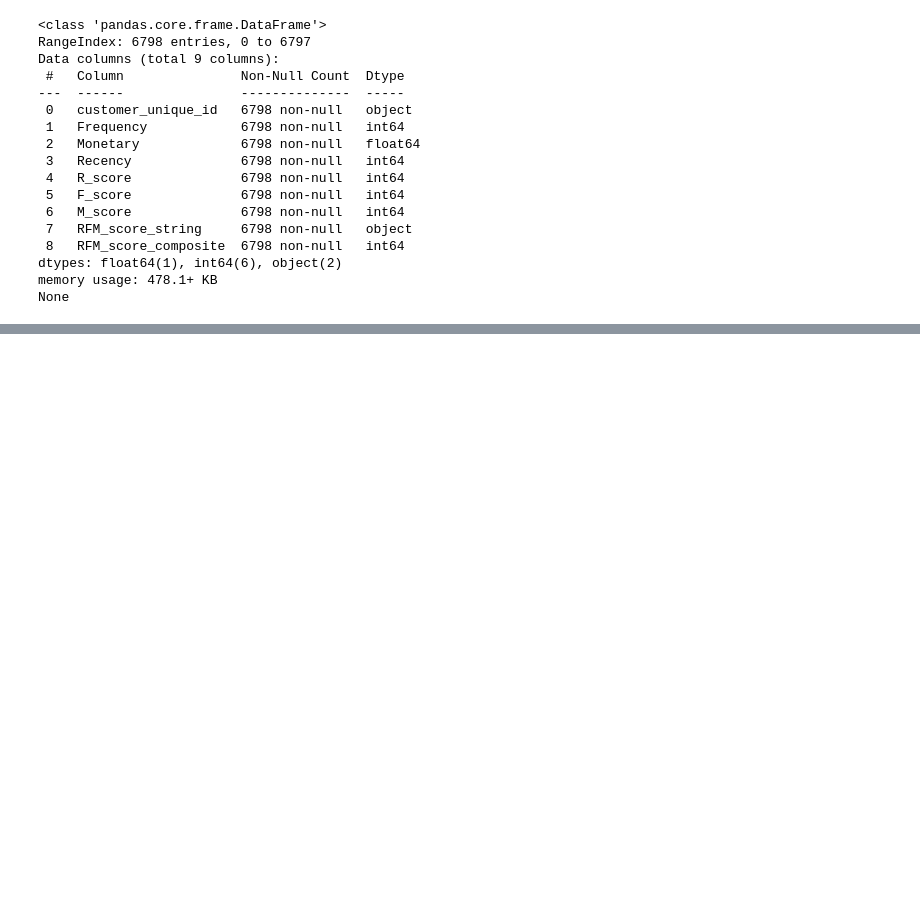
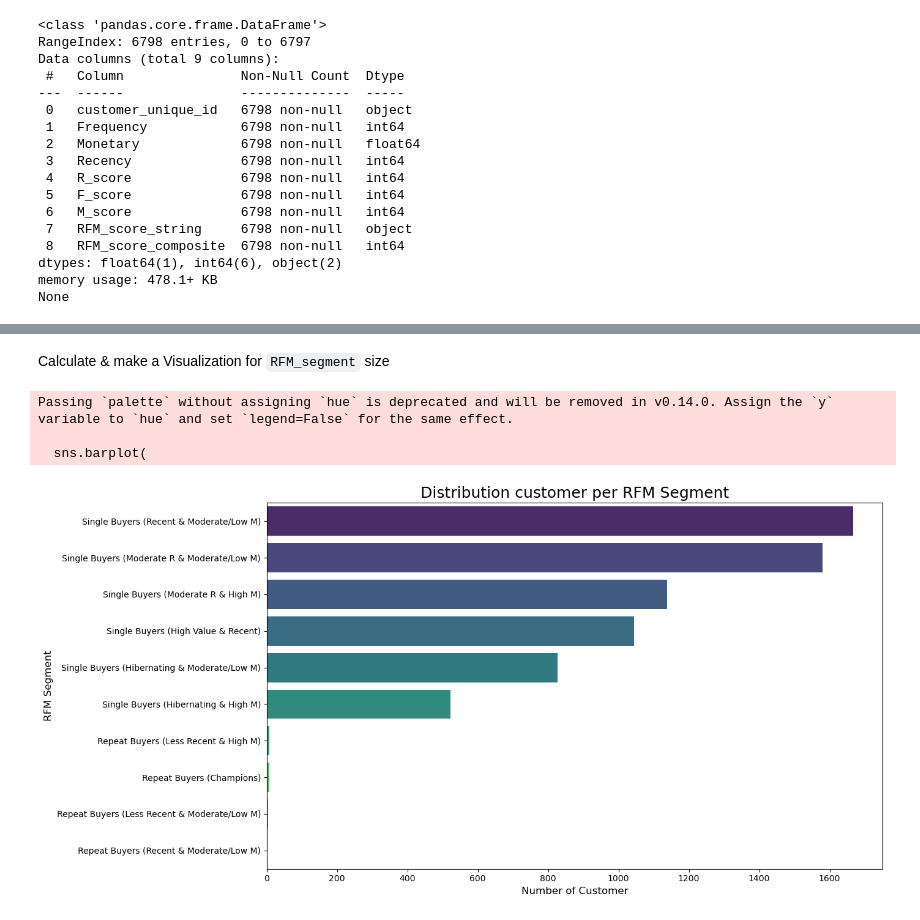
Before and after one commit to RizkiRdm/Olist-E-commerce-Performance-Analysis, a Jupyter notebook: notebooks/feature_engineering.ipynb, the cells around one changed output, grey strips where cells are left out. Cells and saved outputs as stored; diff of their text form; code cells hidden in the pictures; blank space fills up the shorter version.

```diff
--- a/notebooks/feature_engineering.ipynb
+++ b/notebooks/feature_engineering.ipynb
@@ -681,0 +757,5 @@ None
+# %%
+# apply function
+customer_rfm_final_df["RFM_segment"] = customer_rfm_final_df.apply(
+    assign_rfm_segment, axis=1
+)
@@ -681,0 +782,26 @@ None
+# %% [markdown]
+Calculate & make a Visualization for `RFM_segment` size
+# %%
+segment_size = customer_rfm_final_df["RFM_segment"].value_counts().reset_index()
+
+# make columns
+segment_size.columns = ["RFM_segment", "customer_count"]
+# %%
+plt.figure(figsize=(14, 7))
+sns.barplot(
+    x="customer_count",
+    y="RFM_segment",
+    data=segment_size.sort_values("customer_count", ascending=False),
+    palette="viridis",
+)
+
+plt.title("Distribution customer per RFM Segment", fontsize=18)
+plt.xlabel("Number of Customer", fontsize=12)
+plt.ylabel("RFM Segment", fontsize=12)
+plt.tight_layout()
+plt.show()
+# %% [output]
+Passing `palette` without assigning `hue` is deprecated and will be removed in v0.14.0. Assign the `y` variable to `hue` and set `legend=False` for the same effect.
+
+  sns.barplot(
+[figure, added]
```
Also changed, not shown: parts of 4 cells of this notebook.
